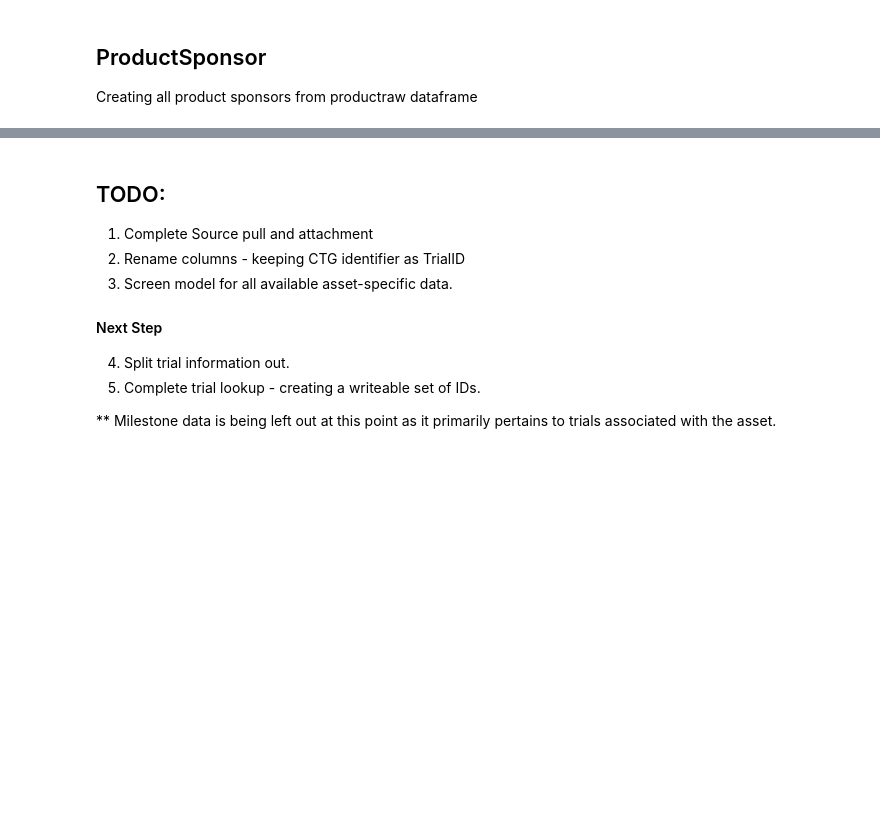
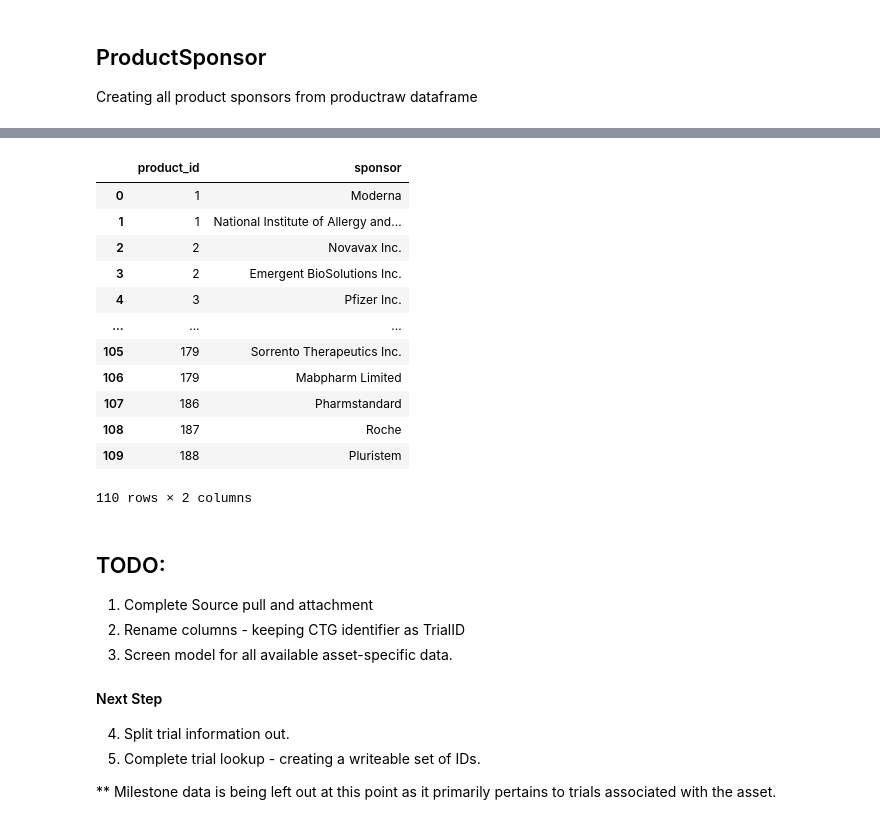
Before and after one commit to c19-rnd-dashboard/py-api-vac-rnd-dash, a Jupyter notebook: data/vaccines/Clean HelpWithCovid Vaccines.ipynb, the cells around one changed output, grey strips where cells are left out. Drawn from its saved outputs; the diff is of its cells as text; code cells hidden in the pictures; blank space fills up the shorter version.

```diff
--- a/data/vaccines/Clean HelpWithCovid Vaccines.ipynb
+++ b/data/vaccines/Clean HelpWithCovid Vaccines.ipynb
@@ -449,0 +434,3 @@ df2[['product_id', 'sponsors']]
+# %%
+df3 = df2[['product_id', 'sponsors']].copy()
+df3.head()
@@ -449,0 +466,39 @@ df2[['product_id', 'sponsors']]
+# %%
+# Clean Sponsors and append to data rows
+def get_sponsors(row_list:list)->dict:
+    product_sponsors = []
+    sponsor_list = row_list.sponsors.split(',')
+    product_id = row_list[0]
+    for sponsor in sponsor_list:
+        product_sponsors.append(
+            {
+            'product_id': product_id,
+            'sponsor_name': sponsor,
+            }
+        )
+    return product_sponsors
+
+def expand_sponsors(df:pd.DataFrame):
+    productsponsors = []
+    for i in range(len(df)):
+        row_list = df.iloc[i]
+        productsponsors += get_sponsors(row_list=row_list)
+
+    sponsor_frame = pd.DataFrame(productsponsors)
+    return sponsor_frame
+# %%
+expand_sponsors(df3)
+# %% [output]
+|  | product_id | sponsor |
+| 0 | 1 | Moderna |
+| 1 | 1 | National Institute of Allergy and... |
+| 2 | 2 | Novavax Inc. |
+| 3 | 2 | Emergent BioSolutions Inc. |
+| 4 | 3 | Pfizer Inc. |
+| ... | ... | ... |
+| 105 | 179 | Sorrento Therapeutics Inc. |
+| 106 | 179 | Mabpharm Limited |
+| 107 | 186 | Pharmstandard |
+| 108 | 187 | Roche |
+| 109 | 188 | Pluristem |
+110 rows × 2 columns
```
Also changed, not shown: parts of 6 cells of this notebook, 2 other files.
